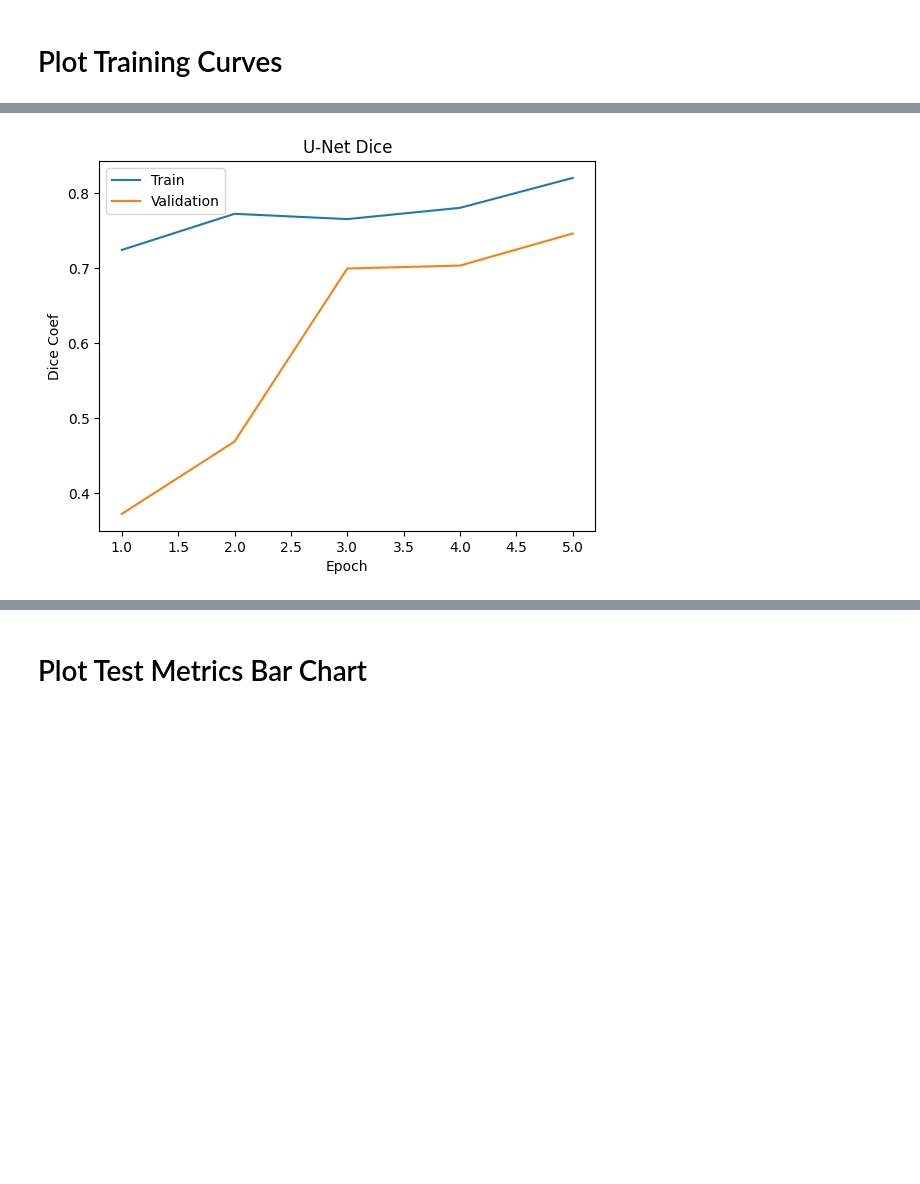
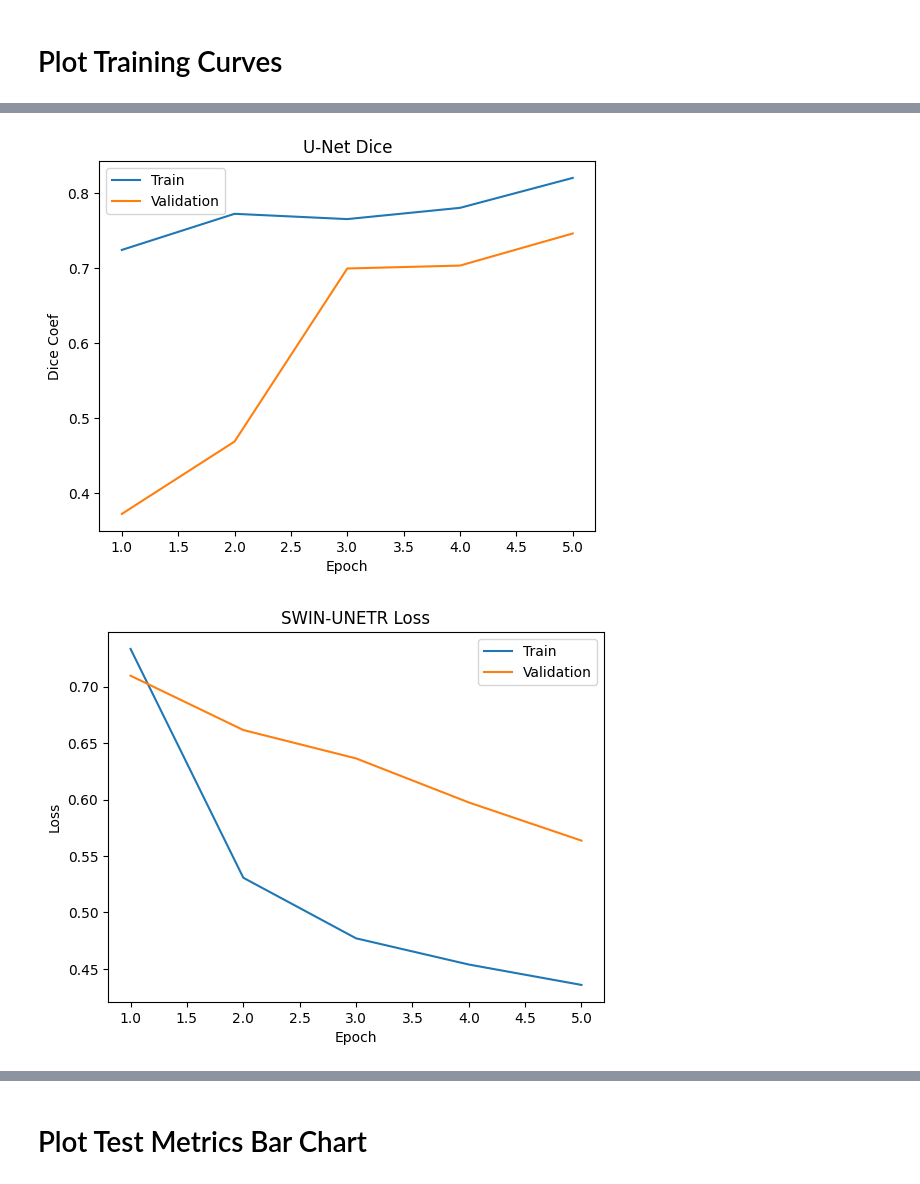
Before and after one commit to andreyestevam/CMSC324-FinalProject, a Jupyter notebook: final_project/03_evaluate_modelsCORRECT.ipynb, the cells around one changed output, grey strips where cells are left out. Cells and saved outputs as stored; diff of their text form; code cells hidden in the pictures; blank space fills up the shorter version.

Commit message:
Plot SWIN-UNETR

```diff
--- a/final_project/03_evaluate_modelsCORRECT.ipynb
+++ b/final_project/03_evaluate_modelsCORRECT.ipynb
@@ -123,30 +123,51 @@ import matplotlib.pyplot as plt
 
 with open("unet_history.json") as unet_file:
     unet_history = json.load(unet_file)
 with open("swin_history.json") as swin_file:
     swin_history = json.load(swin_file)
 
 epochs = range(1, len(unet_history["loss"]) + 1)
 
 # U-Net Loss plot
 plt.plot(epochs, unet_history["loss"], label = "Train")
 plt.plot(epochs, unet_history["val_loss"], label = "Validation")
 plt.title("U-Net Loss")
 plt.xlabel("Epoch")
 plt.ylabel("Loss")
 plt.legend()
 plt.savefig("plots/unet_loss.png", dpi = 1200, bbox_inches = 'tight')
 plt.show()
 
 # U-Net Dice plot
 plt.plot(epochs, unet_history["dice_coef"], label = "Train")
 plt.plot(epochs, unet_history["val_dice_coef"], label = "Validation")
 plt.title("U-Net Dice")
 plt.xlabel("Epoch")
 plt.ylabel("Dice Coef")
 plt.legend()
 plt.savefig("plots/unet_dice.png", dpi = 1200, bbox_inches = 'tight')
 plt.show()
+
+# Swin Loss plot
+plt.plot(epochs, swin_history["train_loss"], label = "Train")
+plt.plot(epochs, swin_history["val_loss"], label = "Validation")
+plt.title("SWIN-UNETR Loss")
+plt.xlabel("Epoch")
+plt.ylabel("Loss")
+plt.legend()
+plt.savefig("plots/swin_loss.png", dpi = 1200, bbox_inches = 'tight')
+plt.show()
+
+# Swin Dice plot
+plt.plot(epochs, swin_history["train_dice"], label = "Train")
+plt.plot(epochs, swin_history["val_dice"], label = "Validation")
+plt.title("SWIN-UNETR Dice")
+plt.xlabel("Epoch")
+plt.ylabel("Dice Coef")
+plt.legend()
+plt.savefig("plots/swin_dice.png", dpi = 1200, bbox_inches = 'tight')
+plt.show()
 # %% [output]
 [figure]
 [figure]
+[figure, added]
```
Also changed, not shown: parts of 1 cell of this notebook, 2 other files.
